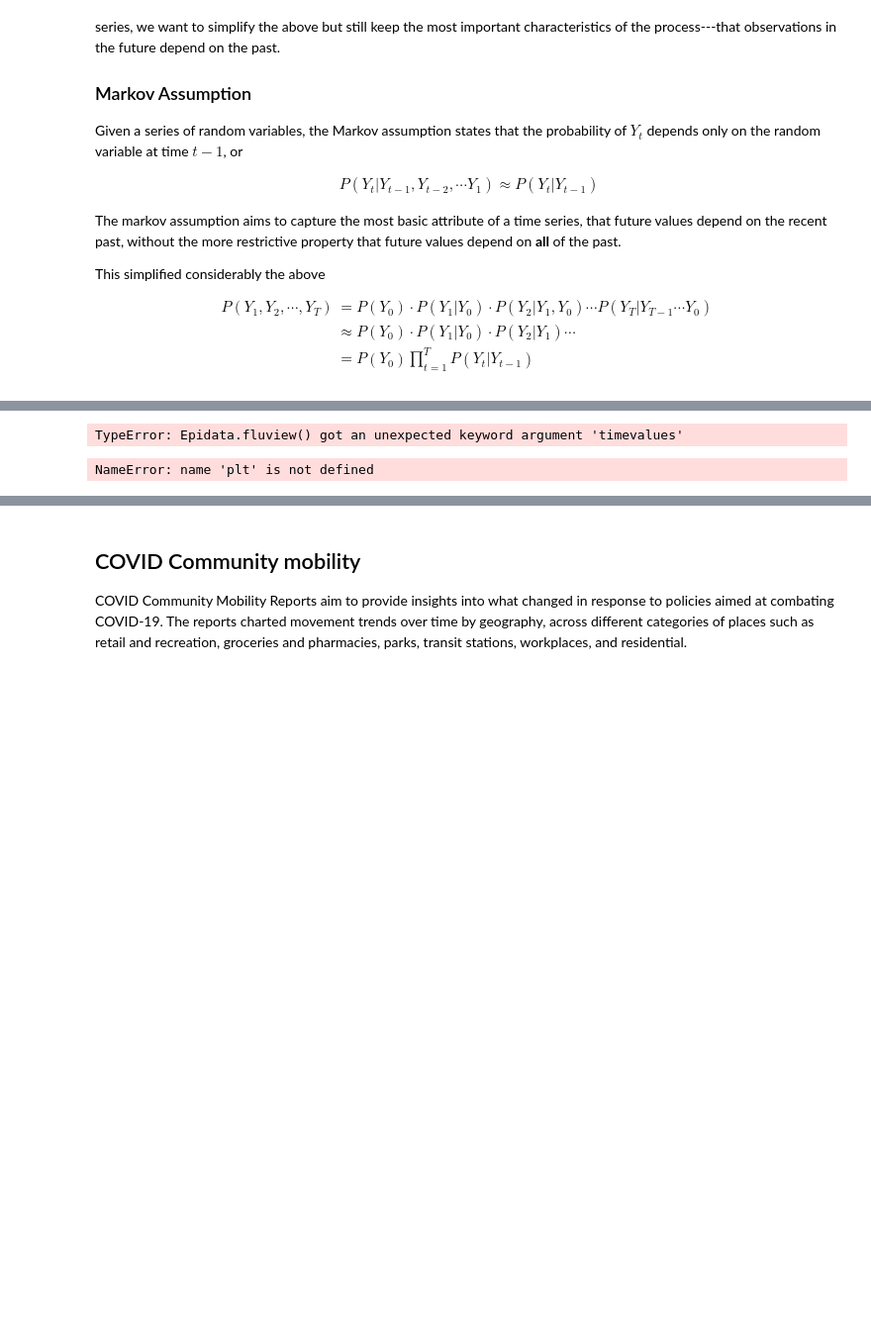
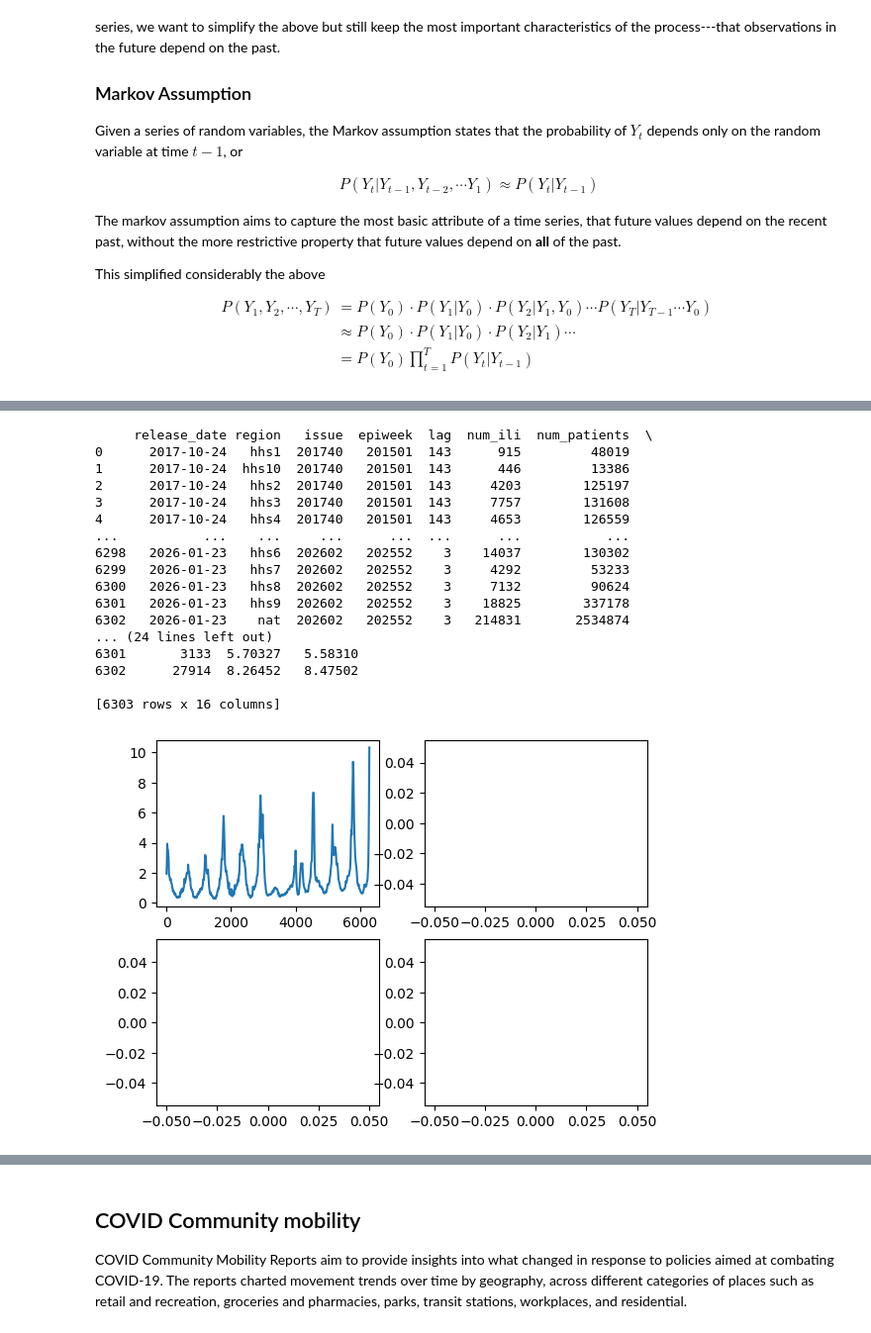
Before and after one commit to computationalUncertaintyLab/TSID, a Jupyter notebook: ch1.ipynb, the cells around one changed output, grey strips where cells are left out. Shown at 99% size. Saved outputs shown, nothing was run; the diff lists cells and outputs as text; code cells hidden in the pictures; blank space fills up the shorter version.

```diff
--- a/ch1.ipynb
+++ b/ch1.ipynb
@@ -68,40 +80,52 @@ ILI is a non-specific syndrome defined as fever  and cough and/or sore throat. I
-# %%
-from delphi_epidata import Epidata
-
-Epidata.fluview(  regions = ["nat","hhs1"], timevalues=Epidata.range(20210405, 20210410)  )
-# %% [output]
-TypeError: Epidata.fluview() got an unexpected keyword argument 'timevalues'
 # %%
 #--d
 import pandas as pd
+import matplotlib.pyplot as plt
 
 d = pd.read_csv("./data/ili_data.csv")  #<--using pandas to import a datset
 
 
 #--plot ILI for all states in HHS1
 #--plot ILI for all states in HHS2
 #--plot ILI for all states in HHS3
 #--plot ILI for all states in HHS6
 
 fig, axs = plt.subplots( 2,2  )  #<--This begins a figure and axes object.
 
 d_hhs1 = d.loc[ d.region == "hhs1" ]
 
-axs[0,0].plot()            #<--This does blah blah blah
+axs[0,0].plot( d_hhs1["wili"]    )            #<--This does blah blah blah
 axs[0,1].plot()
 axs[1,0].plot()
 axs[1,1].plot()
 
 
 
 
 # plot time series for two state
 #x is weeks
 #y is percent ili (column_name = wILI)
 
 print(d)
 # %% [output]
-NameError: name 'plt' is not defined
+     release_date region   issue  epiweek  lag  num_ili  num_patients  \
+0      2017-10-24   hhs1  201740   201501  143      915         48019
+1      2017-10-24  hhs10  201740   201501  143      446         13386
+2      2017-10-24   hhs2  201740   201501  143     4203        125197
+3      2017-10-24   hhs3  201740   201501  143     7757        131608
+4      2017-10-24   hhs4  201740   201501  143     4653        126559
+...           ...    ...     ...      ...  ...      ...           ...
+6298   2026-01-23   hhs6  202602   202552    3    14037        130302
+6299   2026-01-23   hhs7  202602   202552    3     4292         53233
+6300   2026-01-23   hhs8  202602   202552    3     7132         90624
+6301   2026-01-23   hhs9  202602   202552    3    18825        337178
+6302   2026-01-23    nat  202602   202552    3   214831       2534874
+... (24 lines left out)
+6301       3133  5.70327   5.58310
+6302      27914  8.26452   8.47502
+
+[6303 rows x 16 columns]
+[figure, added]
 # %%
 #--d
 d.region.unique()
```
Also changed, not shown: parts of 2 cells of this notebook.
